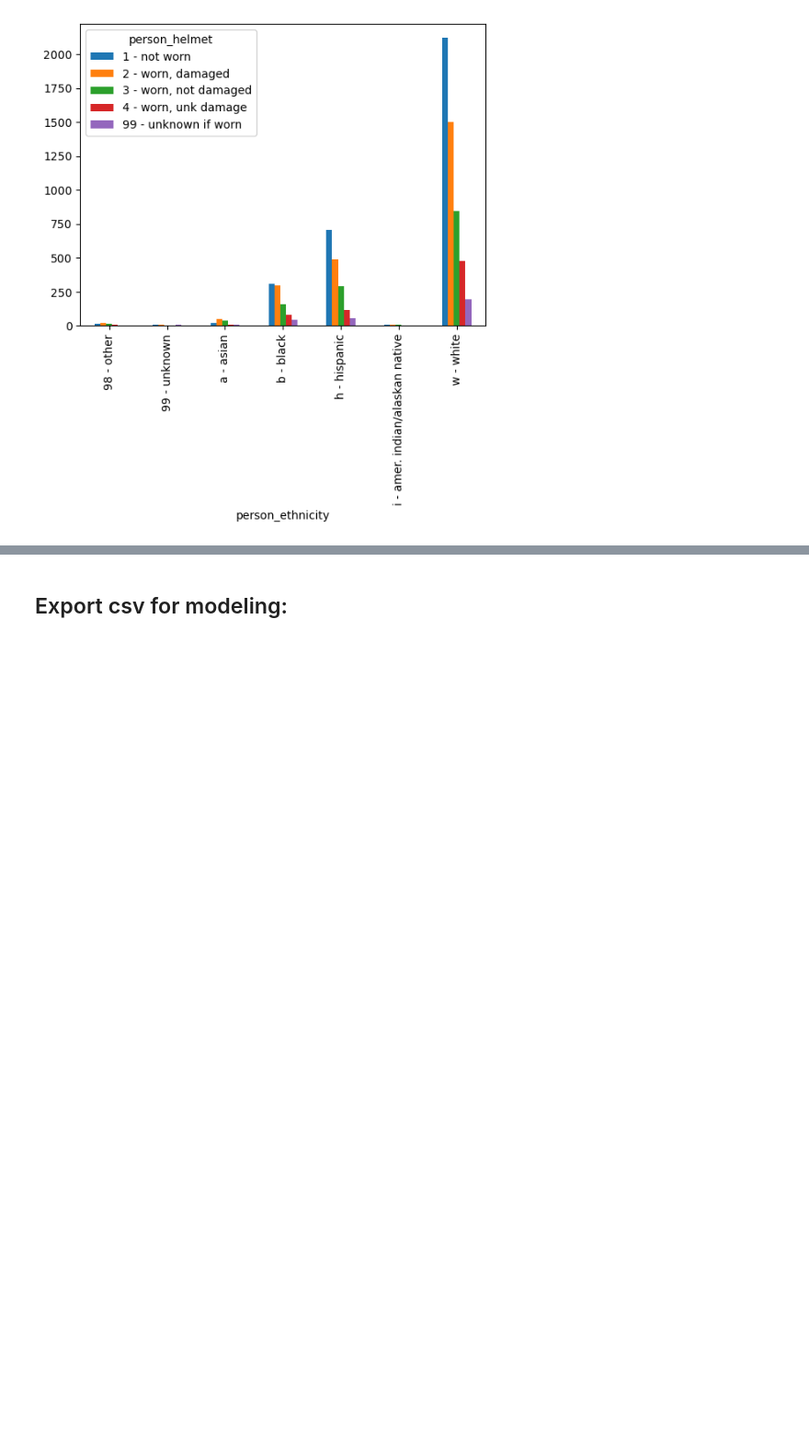
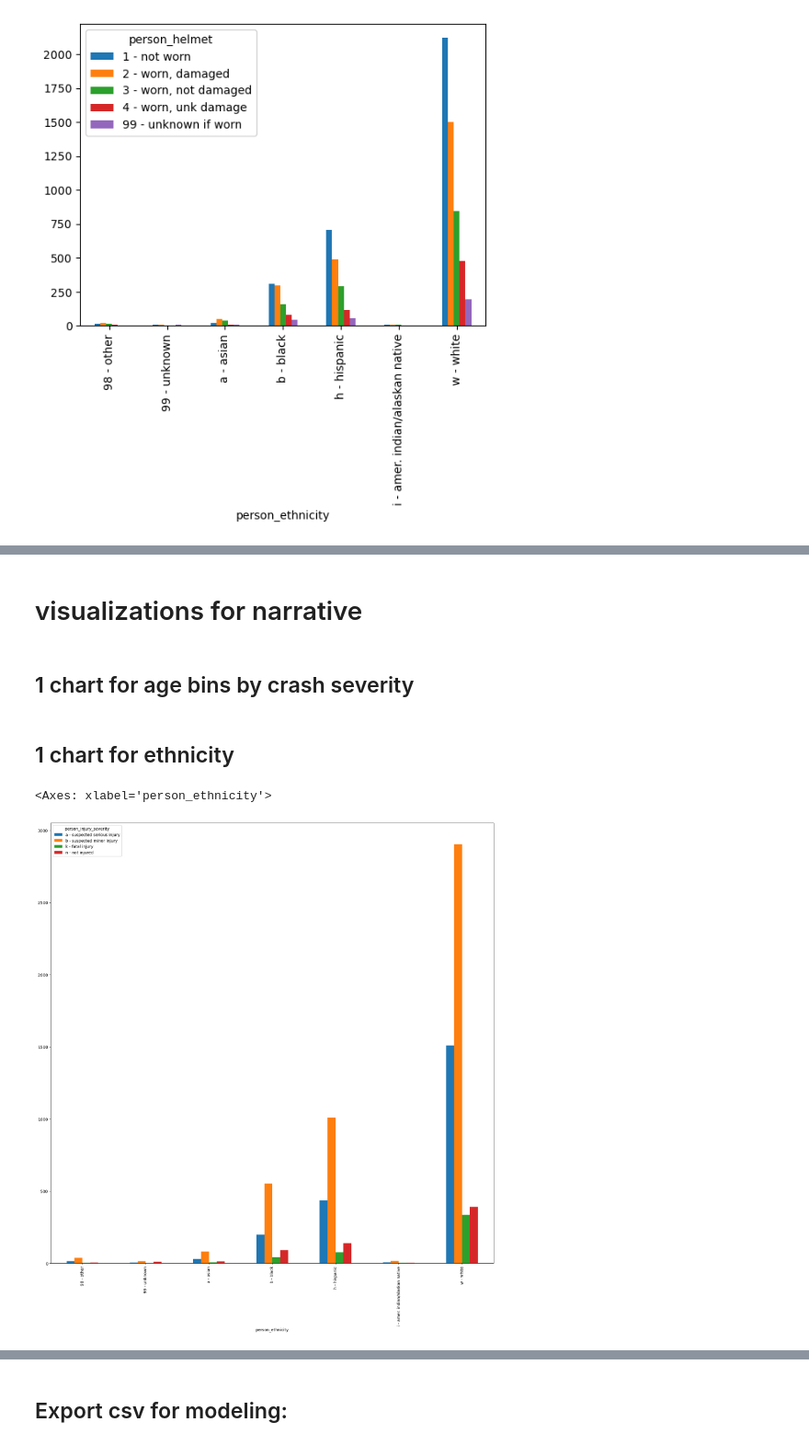
Before and after one commit to tex-wrex/tex-wrex, a Jupyter notebook: Final_work/explore_draft.ipynb, the cells around one changed output, grey strips where cells are left out. Shown: that part at 92% size. Saved outputs shown, nothing was run; the diff lists cells and outputs as text; code cells hidden in the pictures; blank space fills up the shorter version.

```diff
--- a/Final_work/explore_draft.ipynb
+++ b/Final_work/explore_draft.ipynb
@@ -248,0 +252,12 @@ ValueError: scatter requires an x and y column
+# %% [markdown]
+# visualizations for narrative
+# %% [markdown]
+## 1 chart for age bins by crash severity
+# %% [markdown]
+## 1 chart for ethnicity
+# %%
+pd.crosstab(train.person_ethnicity, train.person_injury_severity).plot(kind='bar', figsize=(20,20))
+# plt.savefig('person_ethnicity.png')
+# %% [output]
+<Axes: xlabel='person_ethnicity'>
+[figure, added]
```
Also changed, not shown: parts of 7 cells of this notebook, 16 other files.
